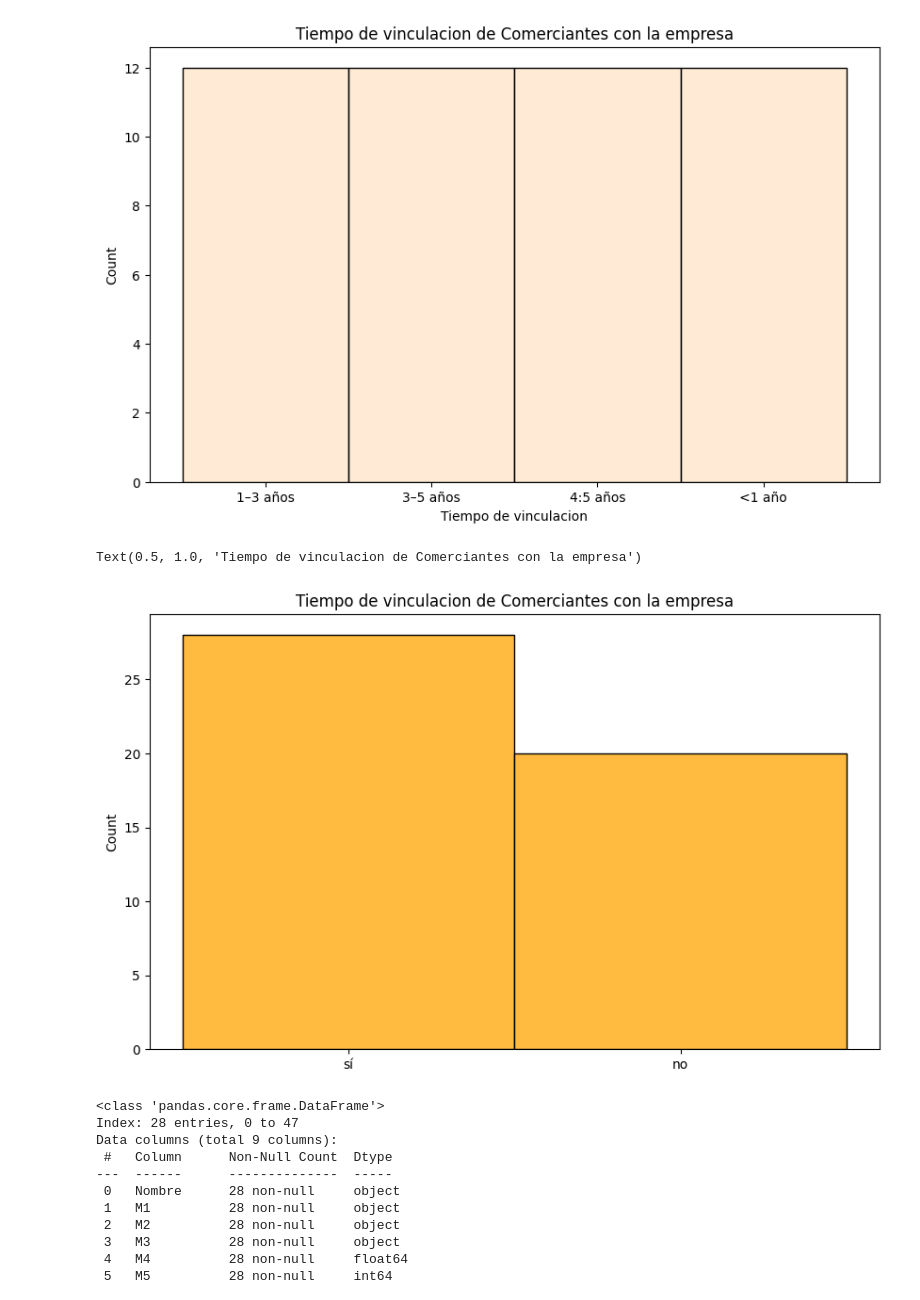
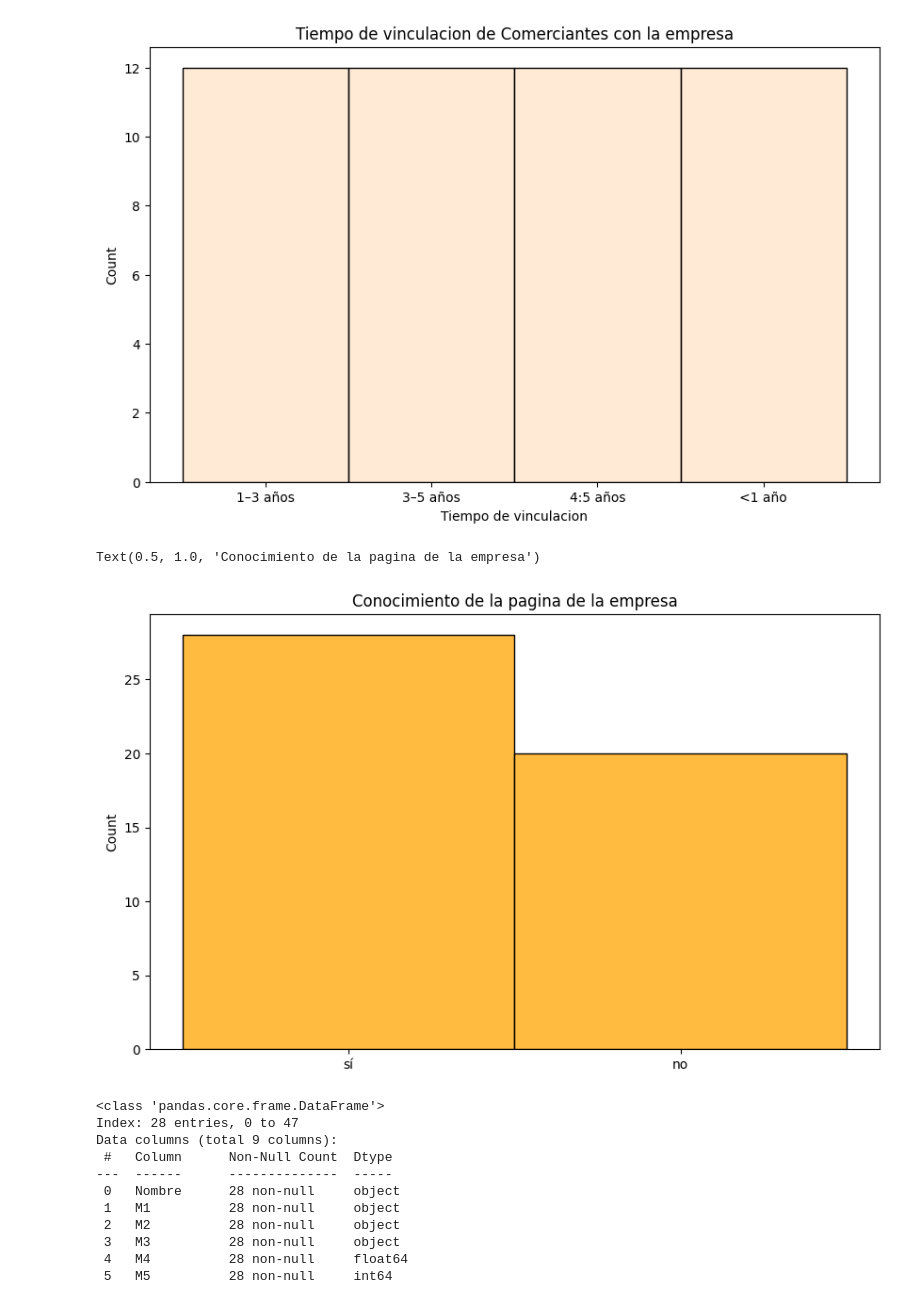
Before and after one commit to santiloc-hub/coomproriente-marketplace-analytics, a Jupyter notebook: Notebooks/Analisis_Encuestas.ipynb, the cells around one changed output. Drawn from its saved outputs; the diff is of its cells as text; code cells hidden in the pictures.

```diff
--- a/Notebooks/Analisis_Encuestas.ipynb
+++ b/Notebooks/Analisis_Encuestas.ipynb
@@ -79,13 +358,13 @@ Text(0.5, 1.0, 'Tiempo de vinculacion de Comerciantes con la empresa')
 # %%
 # Conocimiento con la empresa
 
 plt.figure(figsize=(10, 6))
 sns.histplot(df_com['M2'].dropna(), bins=10,color='orange')
 plt.xlabel('')
-plt.title('Tiempo de vinculacion de Comerciantes con la empresa')
+plt.title('Conocimiento de la pagina de la empresa')
 # %% [output]
-Text(0.5, 1.0, 'Tiempo de vinculacion de Comerciantes con la empresa')
+Text(0.5, 1.0, 'Conocimiento de la pagina de la empresa')
-[figure, old version]
+[figure, new version]
 # %%
 # Seleccion de opiniones de la gente que conoce la pagina
 
```
Also changed, not shown: parts of 30 cells of this notebook.
